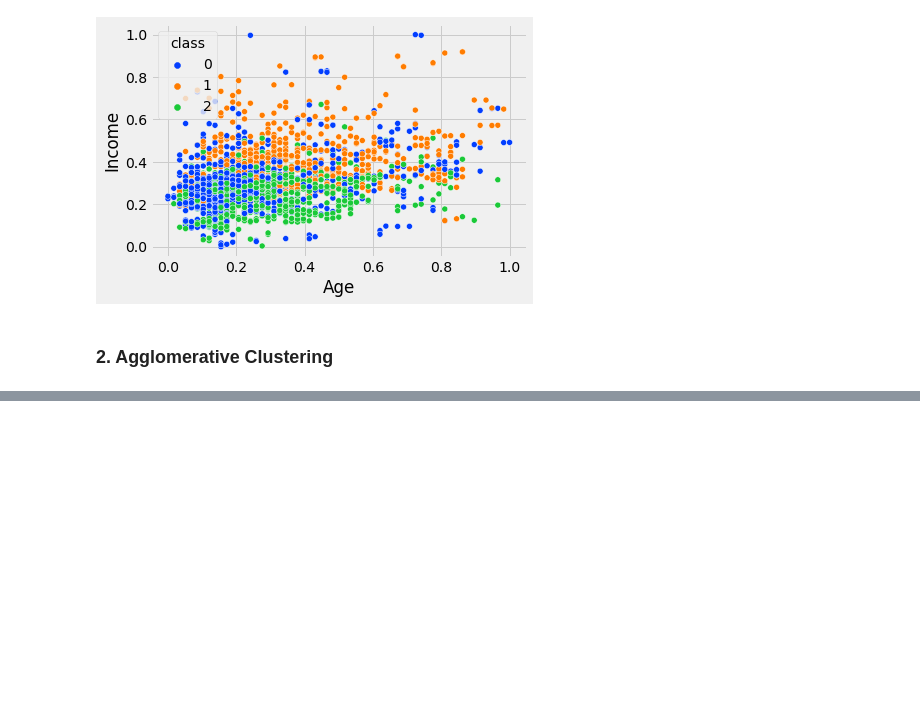
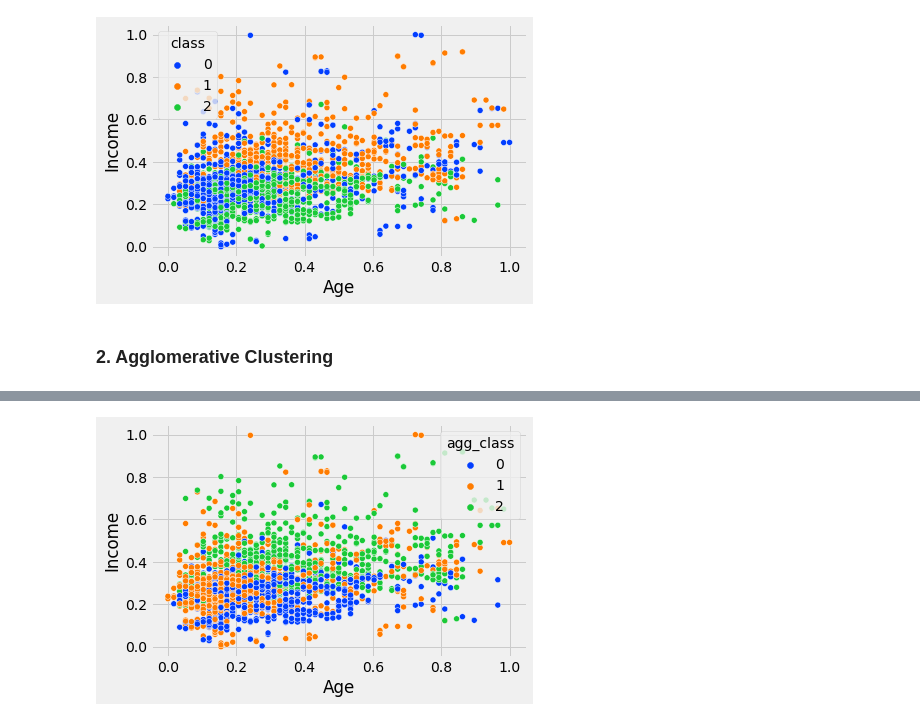
Before and after one commit to Deepakvk18/Machine-Learning, a Jupyter notebook: super-market-customers-clustering.ipynb, the cells around one changed output, grey strips where cells are left out. Drawn from its saved outputs; the diff is of its cells as text; code cells hidden in the pictures; blank space fills up the shorter version.

```diff
--- a/super-market-customers-clustering.ipynb
+++ b/super-market-customers-clustering.ipynb
@@ -330,6 +318,8 @@ sns.scatterplot(data=data,x='Age',y='Income',hue='class',palette='bright');
 # %%
 agg = AgglomerativeClustering(n_clusters=3)
 agg_preds = agg.fit_predict(data)
+# %%
+data['agg_class'] = agg_preds
 # %%
 silhouette_score(data,agg_preds)
 # %% [output]
@@ -336,0 +327,4 @@ silhouette_score(data,agg_preds)
+# %%
+sns.scatterplot(data=data,x='Age',y='Income', hue='agg_class',palette='bright');
+# %% [output]
+[figure, added]
```
Also changed, not shown: parts of 9 cells of this notebook.
